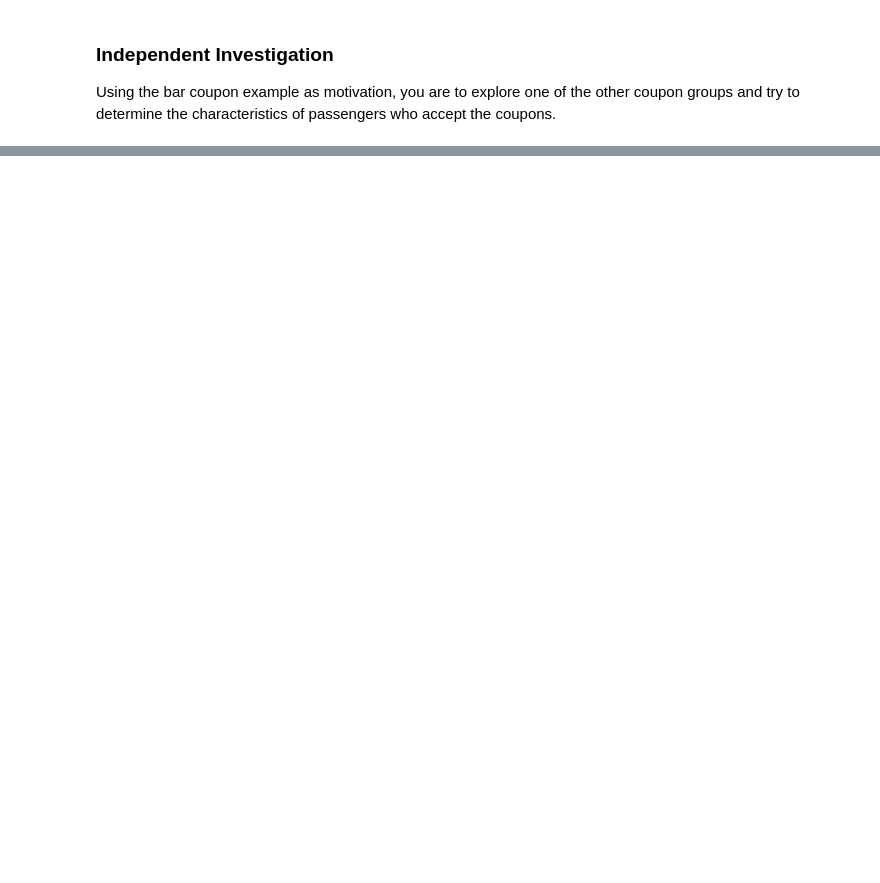
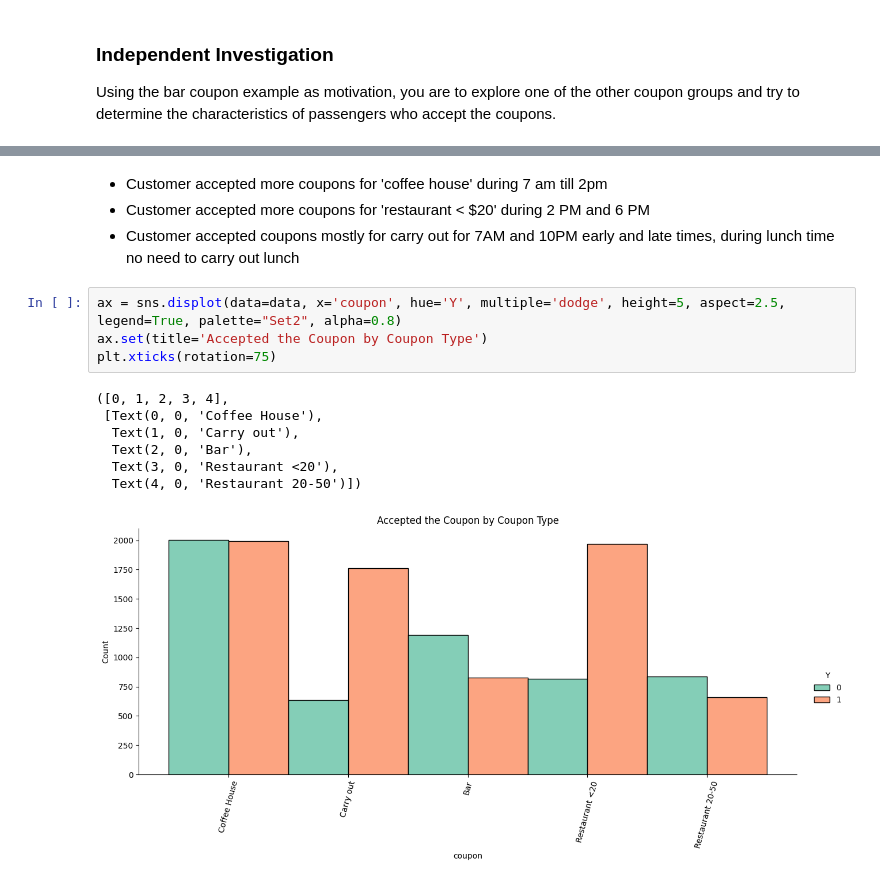
Before and after one commit to maugomez77/kraftwerk, a Jupyter notebook: module_5/assignment_5.1/Mauricio_prompt.ipynb, the cells around one changed output, grey strips where cells are left out. Saved outputs shown, nothing was run; the diff lists cells and outputs as text; blank space fills up the shorter version.

```diff
--- a/module_5/assignment_5.1/Mauricio_prompt.ipynb
+++ b/module_5/assignment_5.1/Mauricio_prompt.ipynb
@@ -531,0 +585,16 @@ Using the bar coupon example as motivation, you are to explore one of the other
+# %% [markdown]
+- Customer accepted more coupons for 'coffee house' during 7 am till 2pm
+- Customer accepted more coupons for 'restaurant < $20' during 2 PM and 6 PM
+- Customer accepted coupons mostly for carry out for 7AM and 10PM early and late times, during lunch time no need to carry out lunch
+# %%
+ax = sns.displot(data=data, x='coupon', hue='Y', multiple='dodge', height=5, aspect=2.5, legend=True, palette="Set2", alpha=0.8)
+ax.set(title='Accepted the Coupon by Coupon Type')
+plt.xticks(rotation=75)
+# %% [output]
+([0, 1, 2, 3, 4],
+ [Text(0, 0, 'Coffee House'),
+  Text(1, 0, 'Carry out'),
+  Text(2, 0, 'Bar'),
+  Text(3, 0, 'Restaurant <20'),
+  Text(4, 0, 'Restaurant 20-50')])
+[figure, added]
```
Also changed, not shown: parts of 12 cells of this notebook, 1 other file.
